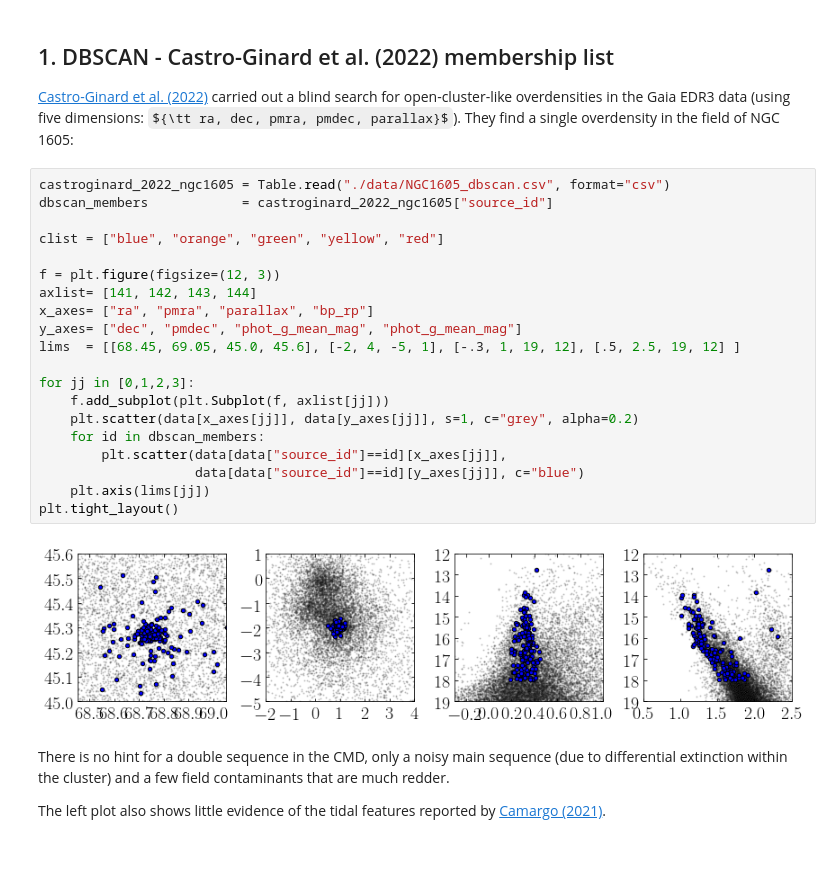
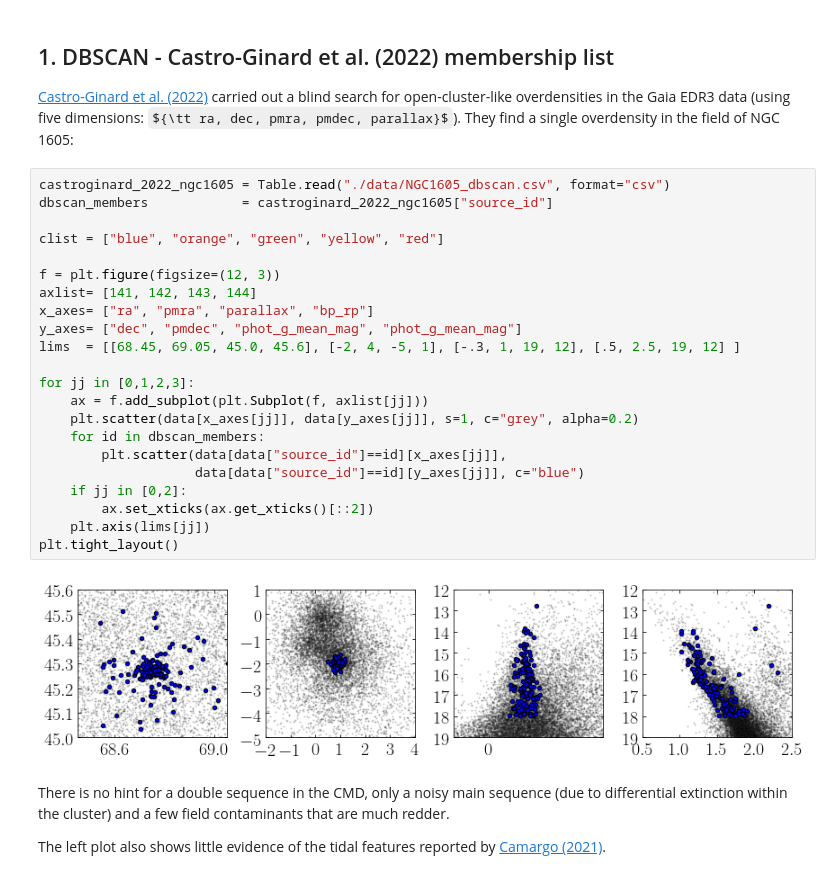
Before and after one commit to fjaellet/ngc1605, a Jupyter notebook: ngc_1605_analysis.ipynb, the cells around one changed output. Cells and saved outputs as stored; diff of their text form; some formulas as TeX source.

```diff
--- a/ngc_1605_analysis.ipynb
+++ b/ngc_1605_analysis.ipynb
@@ -66,25 +66,27 @@ We test various methods to determine membership for the cluster in question and
 # %%
 castroginard_2022_ngc1605 = Table.read("./data/NGC1605_dbscan.csv", format="csv")
 dbscan_members            = castroginard_2022_ngc1605["source_id"]
 
 clist = ["blue", "orange", "green", "yellow", "red"]
 
 f = plt.figure(figsize=(12, 3))
 axlist= [141, 142, 143, 144]
 x_axes= ["ra", "pmra", "parallax", "bp_rp"]
 y_axes= ["dec", "pmdec", "phot_g_mean_mag", "phot_g_mean_mag"]
 lims  = [[68.45, 69.05, 45.0, 45.6], [-2, 4, -5, 1], [-.3, 1, 19, 12], [.5, 2.5, 19, 12] ]
 
 for jj in [0,1,2,3]:
-    f.add_subplot(plt.Subplot(f, axlist[jj]))
+    ax = f.add_subplot(plt.Subplot(f, axlist[jj]))
     plt.scatter(data[x_axes[jj]], data[y_axes[jj]], s=1, c="grey", alpha=0.2)
     for id in dbscan_members:
         plt.scatter(data[data["source_id"]==id][x_axes[jj]],
                     data[data["source_id"]==id][y_axes[jj]], c="blue")
+    if jj in [0,2]:
+        ax.set_xticks(ax.get_xticks()[::2])
     plt.axis(lims[jj])
 plt.tight_layout()
 # %% [output]
-[figure, old version]
+[figure, new version]
 # %% [markdown]
 There is no hint for a double sequence in the CMD, only a noisy main sequence (due to differential extinction within the cluster) and a few field contaminants that are much redder.
 
```
Also changed, not shown: parts of 12 cells of this notebook, 9 other files.
